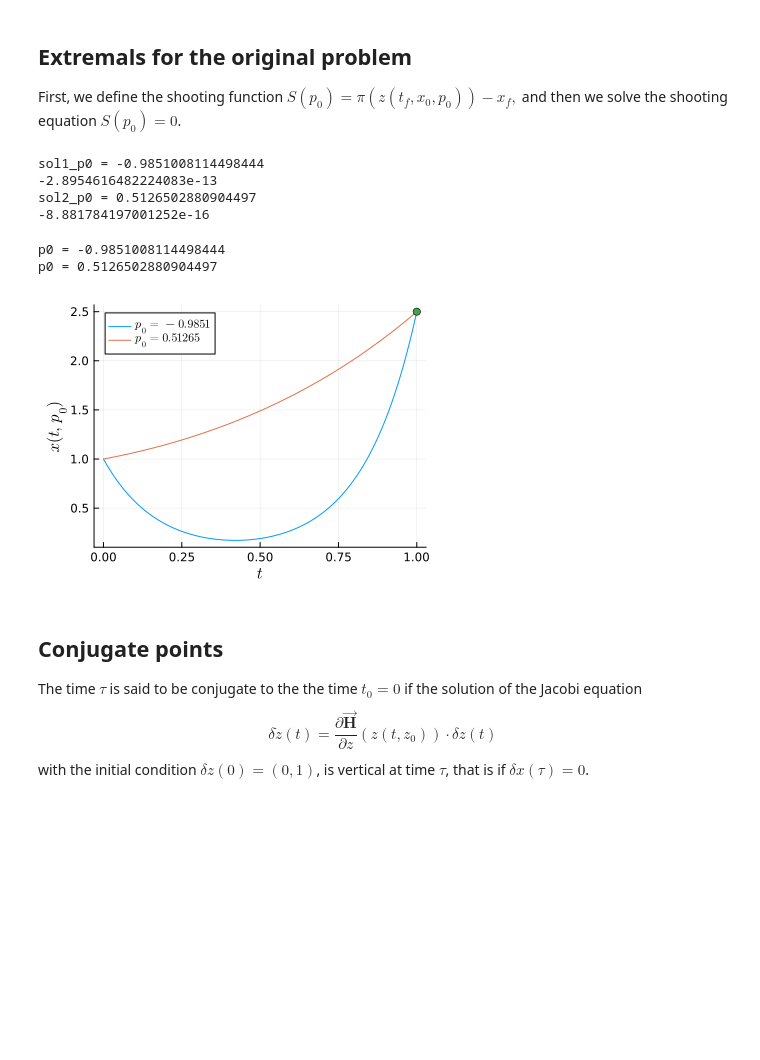
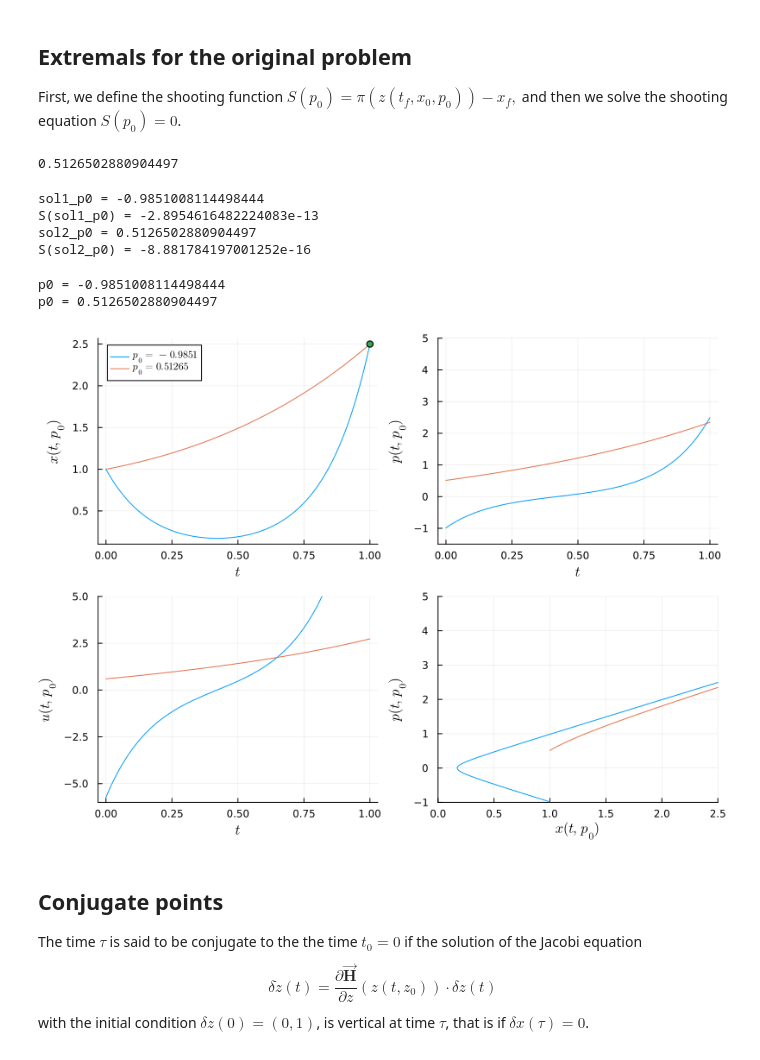
Before and after one commit to control-toolbox/Kupka, a Jupyter notebook: min-area.ipynb, the cells around one changed output. Saved outputs shown, nothing was run; the diff lists cells and outputs as text; code cells hidden in the pictures; blank space fills up the shorter version.

```diff
--- a/min-area.ipynb
+++ b/min-area.ipynb
@@ -149,52 +153,66 @@ xf = 2.5
 S(p0) = (π ∘ ocp_flow)(t0, x0, p0, tf) - xf
 
 # Solve the shooting equation
+# First extremal
 p0 = -0.985
 sol1_p0 = Roots.find_zero(S, (-0.99, -0.97))
-println("sol1_p0 = ", sol1_p0)
-println(S(sol1_p0))
-
+# Second extremal
 p0 = 0.515
 sol2_p0 = Roots.find_zero(S, (0.5, 0.6))
-println("sol2_p0 = ", sol2_p0)
-println(S(sol2_p0))
 # %% [output]
-sol1_p0 = -0.9851008114498444
--2.8954616482224083e-13
-sol2_p0 = 0.5126502880904497
--8.881784197001252e-16
+0.5126502880904497
+# %%
+println("sol1_p0 = ", sol1_p0)
+println("S(sol1_p0) = ", S(sol1_p0))
+println("sol2_p0 = ", sol2_p0)
+println("S(sol2_p0) = ", S(sol2_p0))
+# %% [output]
+sol1_p0 = -0.9851008114498444
+S(sol1_p0) = -2.8954616482224083e-13
+sol2_p0 = 0.5126502880904497
+S(sol2_p0) = -8.881784197001252e-16
 # %%
 # Compute flows for different values of the initial costate p_0
 p0s = (sol1_p0,sol2_p0)      # interval of p_0
 tf = 1
 N = 100
 tspan = range(t0, tf, N)    # time interval
 plt2_x = plot()              # plot of the state x(t)
+plt2_p = plot()              # plot of the costate p(t)
+plt2_u = plot()              # plot of the control u(t)
+plt2_phase = plot()          # plot (x, p)
 
 labels = [L"p_0=-0.9851" , L"p_0=0.51265"]
 for i in 1:length(p0s) # plot for each p_0 in p0s
     p0 = p0s[i]
 
     flow_p0 = ocp_flow((t0, tf), x0, p0, saveat=tspan)
 
     T = tspan
     Z = flow_p0.(tspan)
     X = [Z[i][1] for i in 1:N]
     P = [Z[i][2] for i in 1:N]
-        println("p0 = ", p0)
-        plot!(plt2_x, T, X, label=labels[i])
+    println("p0 = ", p0)
+    plot!(plt2_x, T, X, label=labels[i])
+    plot!(plt2_p, T, P, label=labels[i])
+    plot!(plt2_u, T, u.(X, P), label=labels[i])
+    plot!(plt2_phase, X, P, label=labels[i])
 end
 
 # Plots
-plot!(plt2_x, [tf], [xf], seriestype=:scatter,label="")
+plot!(plt2_x, [tf], [xf], xlabel=L"t", ylabel=L"x(t,p_0)", seriestype=:scatter,label="")
+plot!(plt2_p, xlabel=L"t", ylabel=L"p(t,p_0)", legend=false, ylims=(-1.5,5.))
+plot!(plt2_u, xlabel=L"t", ylabel=L"u(t,p_0)", legend=false, ylims=(-6.,5.))
+plot!(plt2_phase, xlabel=L"x(t,p_0)", ylabel=L"p(t,p_0)", legend=false, xlims=(0.,2.5), ylims=(-1.,5.))
 
-fig1bis_example1 = plot(plt2_x, xlabel=L"t", ylabel=L"x(t,p_0)", size=(400,300))
+fig1bis_example1 = plot(plt2_x, plt2_p, plt2_u, plt2_phase, layout=(2,2), size=(800,600))
+# plot(plt2_x, xlabel=L"t", ylabel=L"x(t,p_0)", size=(400,300))
 Plots.pdf(fig1bis_example1, "./fig-example1/fig1bis_example1.pdf")
 plot(fig1bis_example1)
 # %% [output]
 p0 = -0.9851008114498444
 p0 = 0.5126502880904497
-[figure, old version]
+[figure, new version]
 # %% [markdown]
 ## Conjugate points
 
```
Also changed, not shown: parts of 4 cells of this notebook, 4 other files.
